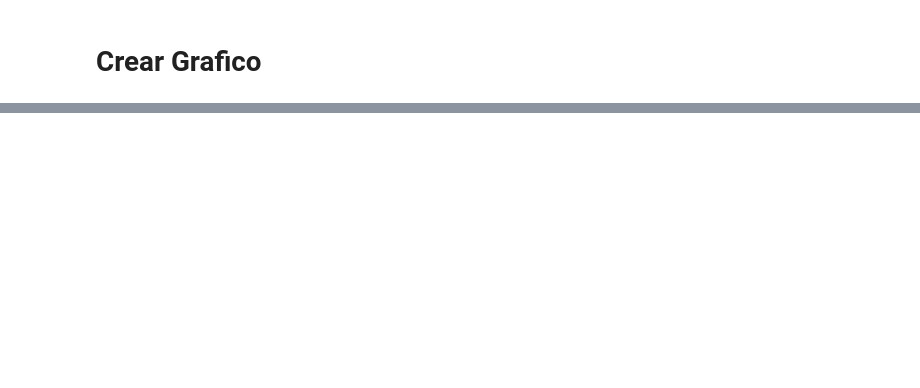
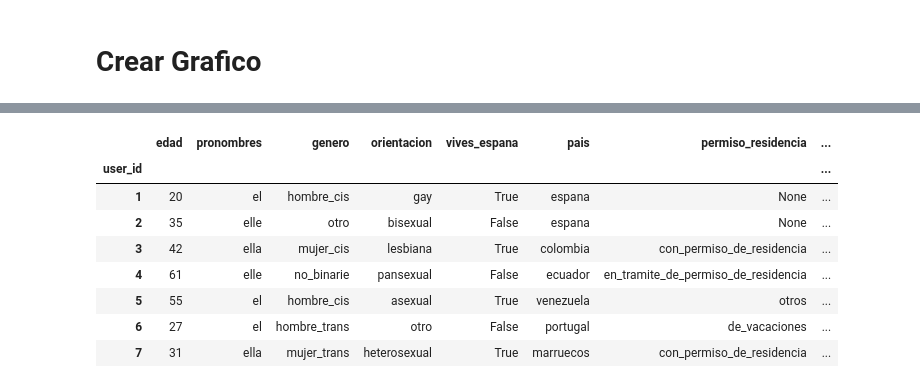
Before and after one commit to JavierRodriguezFontiveros/FELGTBI-, a Jupyter notebook: BaseDatos/tablas.ipynb, the cells around one changed output, grey strips where cells are left out. Saved outputs shown, nothing was run; the diff lists cells and outputs as text; code cells hidden in the pictures; blank space fills up the shorter version.

```diff
--- a/BaseDatos/tablas.ipynb
+++ b/BaseDatos/tablas.ipynb
@@ -109 +144,13 @@ Passing `palette` without assigning `hue` is deprecated and will be removed in v
 [figure]
+# %%
+df_3
+# %% [output]
+|  | edad | pronombres | genero | orientacion | vives_espana | pais | permiso_residencia | ... |
+| user_id |  |  |  |  |  |  |  | ... |
+| 1 | 20 | el | hombre_cis | gay | True | espana | None | ... |
+| 2 | 35 | elle | otro | bisexual | False | espana | None | ... |
+| 3 | 42 | ella | mujer_cis | lesbiana | True | colombia | con_permiso_de_residencia | ... |
+| 4 | 61 | elle | no_binarie | pansexual | False | ecuador | en_tramite_de_permiso_de_residencia | ... |
+| 5 | 55 | el | hombre_cis | asexual | True | venezuela | otros | ... |
+| 6 | 27 | el | hombre_trans | otro | False | portugal | de_vacaciones | ... |
+| 7 | 31 | ella | mujer_trans | heterosexual | True | marruecos | con_permiso_de_residencia | ... |
```
Also changed, not shown: parts of 16 cells of this notebook.
